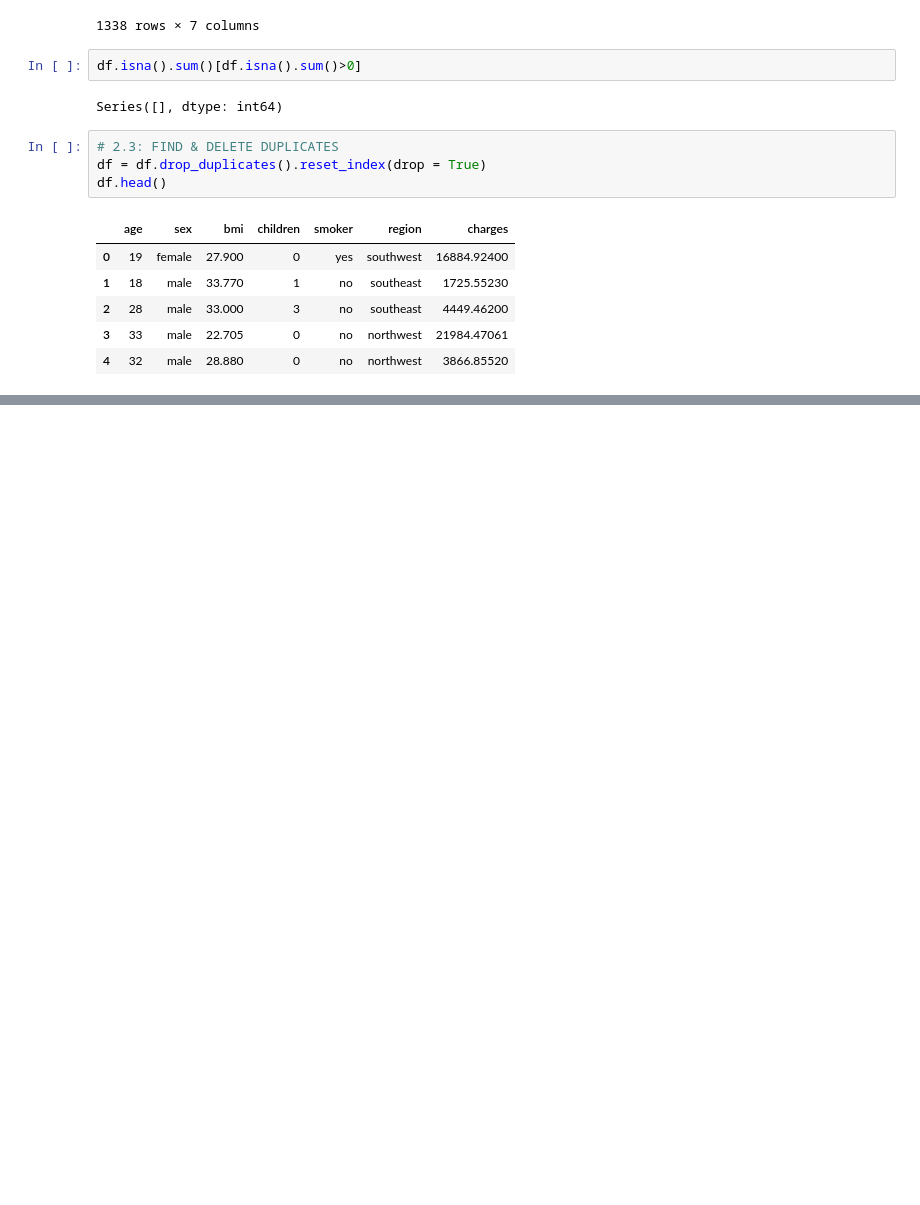
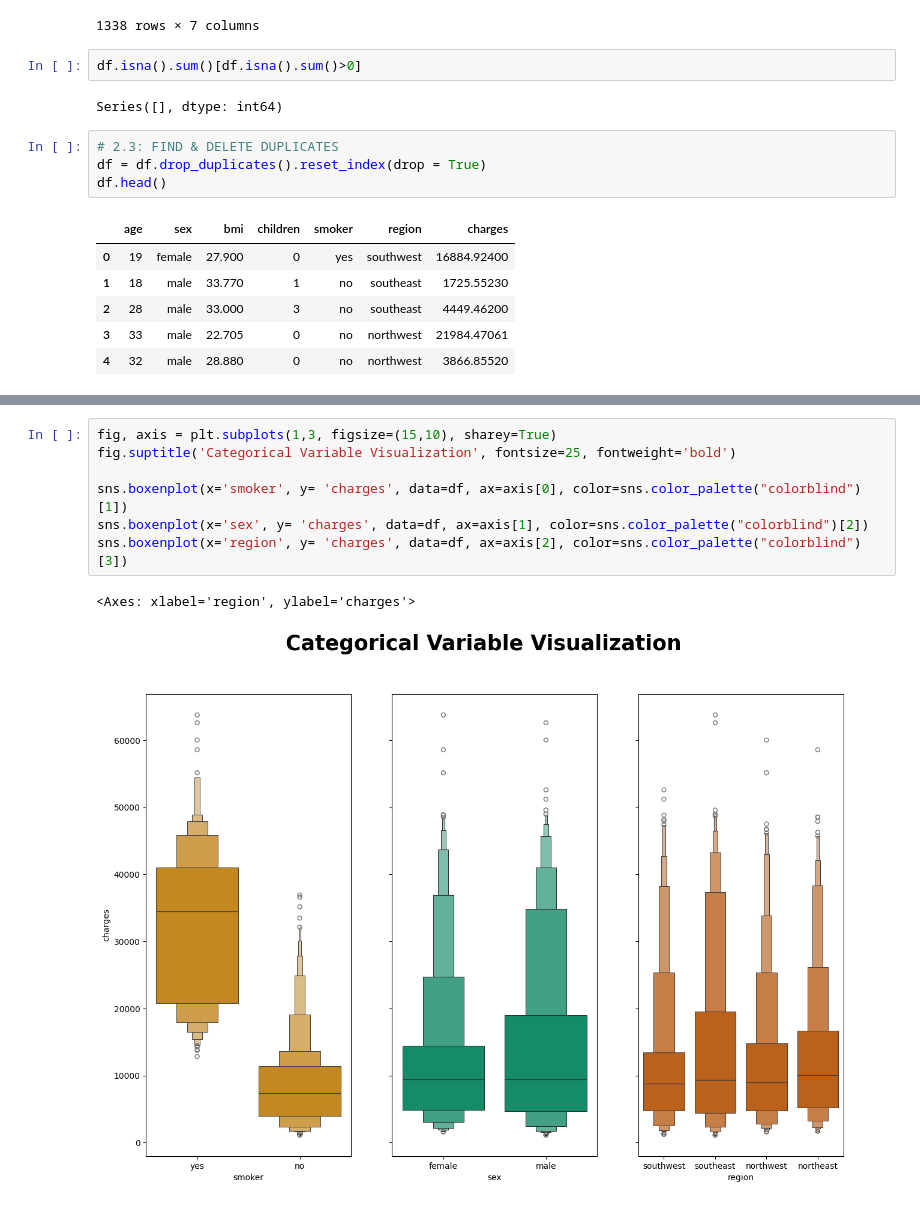
Before and after one commit to PeyraHub/EDA_medical_insurance, a Jupyter notebook: src/EDA.ipynb, the cells around one changed output, grey strips where cells are left out. Cells and saved outputs as stored; diff of their text form; blank space fills up the shorter version.

```diff
--- a/src/EDA.ipynb
+++ b/src/EDA.ipynb
@@ -79,0 +177,10 @@ df.head()
+# %%
+fig, axis = plt.subplots(1,3, figsize=(15,10), sharey=True)
+fig.suptitle('Categorical Variable Visualization', fontsize=25, fontweight='bold')
+
+sns.boxenplot(x='smoker', y= 'charges', data=df, ax=axis[0], color=sns.color_palette("colorblind")[1])
+sns.boxenplot(x='sex', y= 'charges', data=df, ax=axis[1], color=sns.color_palette("colorblind")[2])
+sns.boxenplot(x='region', y= 'charges', data=df, ax=axis[2], color=sns.color_palette("colorblind")[3])
+# %% [output]
+<Axes: xlabel='region', ylabel='charges'>
+[figure, added]
```
Also changed, not shown: parts of 14 cells of this notebook, 1 other file.
